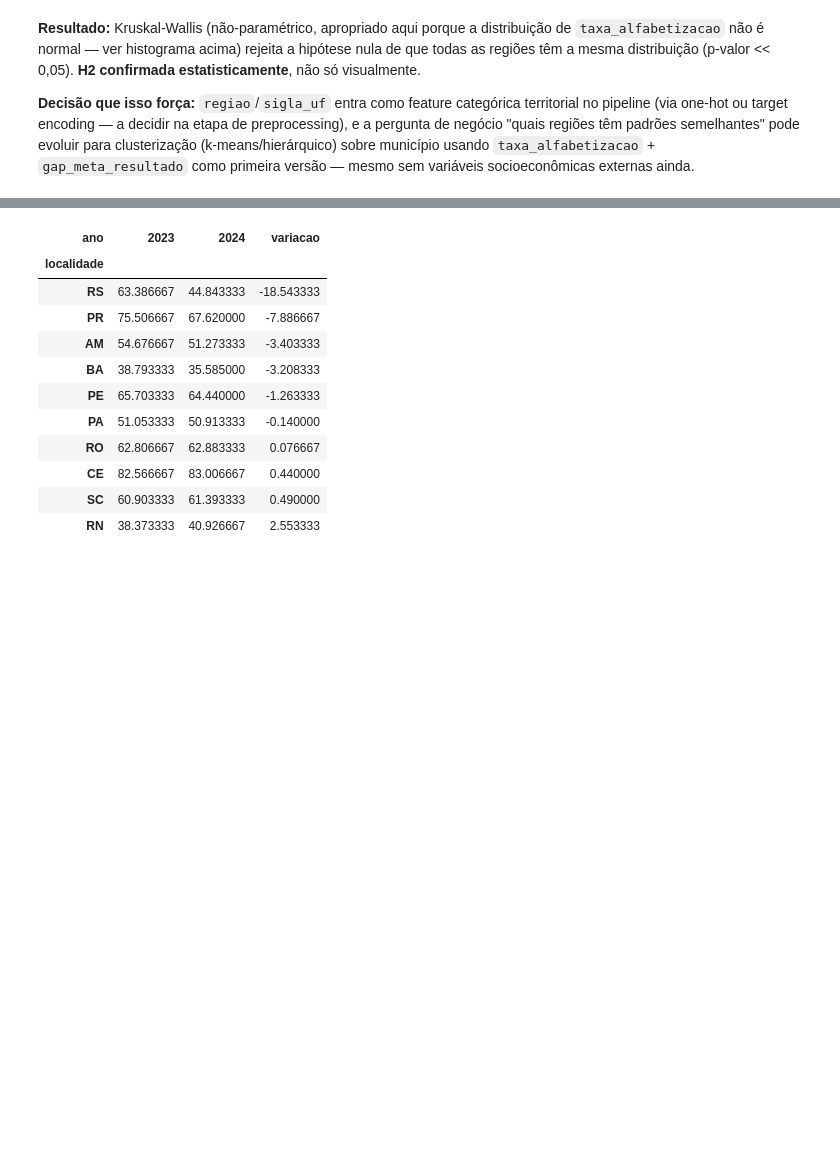
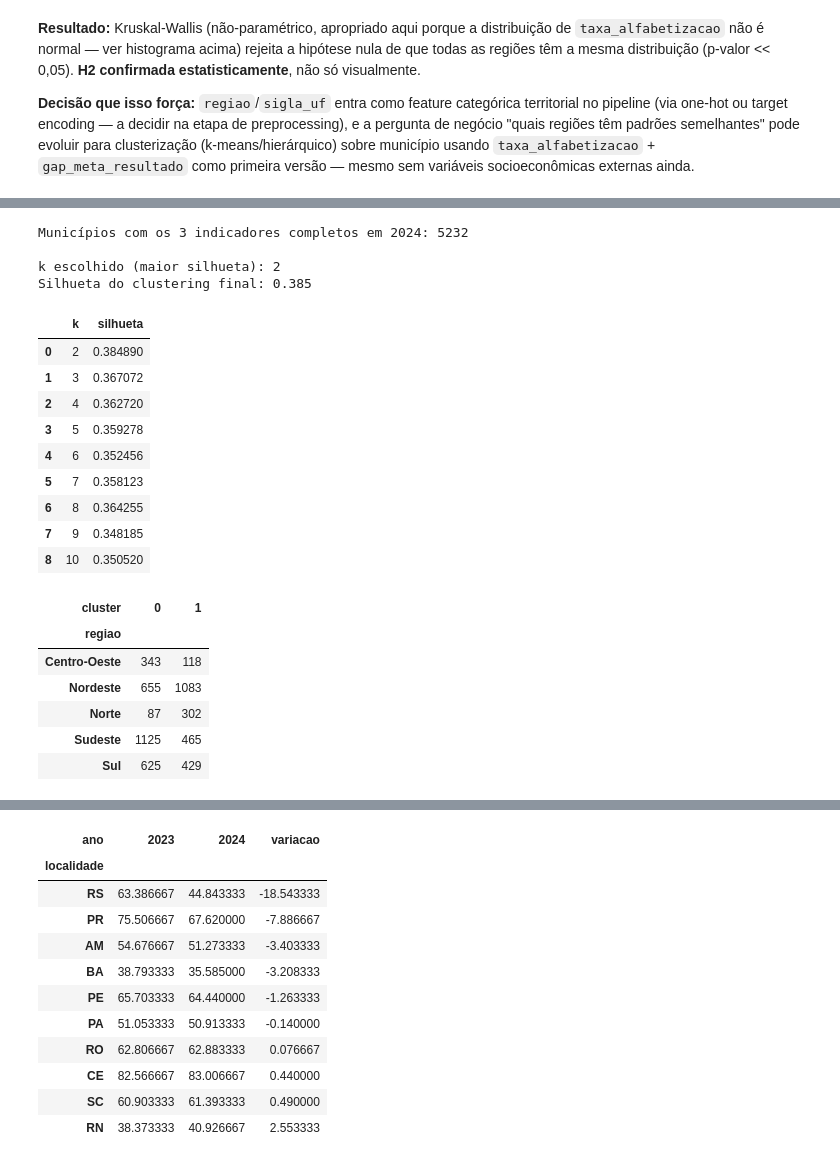
Before and after one commit to PedroVRLSaraiva/tech-challenge-fase3, a Jupyter notebook: notebooks/01_eda_gold_e_alunos.ipynb, the cells around one changed output, grey strips where cells are left out. Cells and saved outputs as stored; diff of their text form; code cells hidden in the pictures; blank space fills up the shorter version.

```diff
--- a/notebooks/01_eda_gold_e_alunos.ipynb
+++ b/notebooks/01_eda_gold_e_alunos.ipynb
@@ -281,0 +313,40 @@ primeira versão — mesmo sem variáveis socioeconômicas externas ainda.
+# %%
+from src.preprocessing.gold_materialization import preparar_territorio_por_ano
+from src.evaluation.clusterizacao_regional import clusterizar_municipios
+
+territorio_por_ano = preparar_territorio_por_ano(indicador_municipio)
+territorio_2024 = (
+    territorio_por_ano.query("ano == 2024")
+    .dropna(subset=["taxa_alfabetizacao", "gap_meta_resultado", "meta_alfabetizacao_2024"])
+    .reset_index(drop=True)
+)
+print("Municípios com os 3 indicadores completos em 2024:", len(territorio_2024))
+
+resultado_cluster = clusterizar_municipios(territorio_2024, k_min=2, k_max=10, random_state=42)
+
+print(f"\nk escolhido (maior silhueta): {resultado_cluster['k_escolhido']}")
+print(f"Silhueta do clustering final: {resultado_cluster['silhueta_final']:.3f}")
+display(resultado_cluster["tabela_silhueta"])
+display(resultado_cluster["crosstab_regiao_cluster"])
+# %% [output]
+Municípios com os 3 indicadores completos em 2024: 5232
+
+k escolhido (maior silhueta): 2
+Silhueta do clustering final: 0.385
+|  | k | silhueta |
+| 0 | 2 | 0.384890 |
+| 1 | 3 | 0.367072 |
+| 2 | 4 | 0.362720 |
+| 3 | 5 | 0.359278 |
+| 4 | 6 | 0.352456 |
+| 5 | 7 | 0.358123 |
+| 6 | 8 | 0.364255 |
+| 7 | 9 | 0.348185 |
+| 8 | 10 | 0.350520 |
+| cluster | 0 | 1 |
+| regiao |  |  |
+| Centro-Oeste | 343 | 118 |
+| Nordeste | 655 | 1083 |
+| Norte | 87 | 302 |
+| Sudeste | 1125 | 465 |
+| Sul | 625 | 429 |
```
Also changed, not shown: parts of 5 cells of this notebook, 1 other file.
